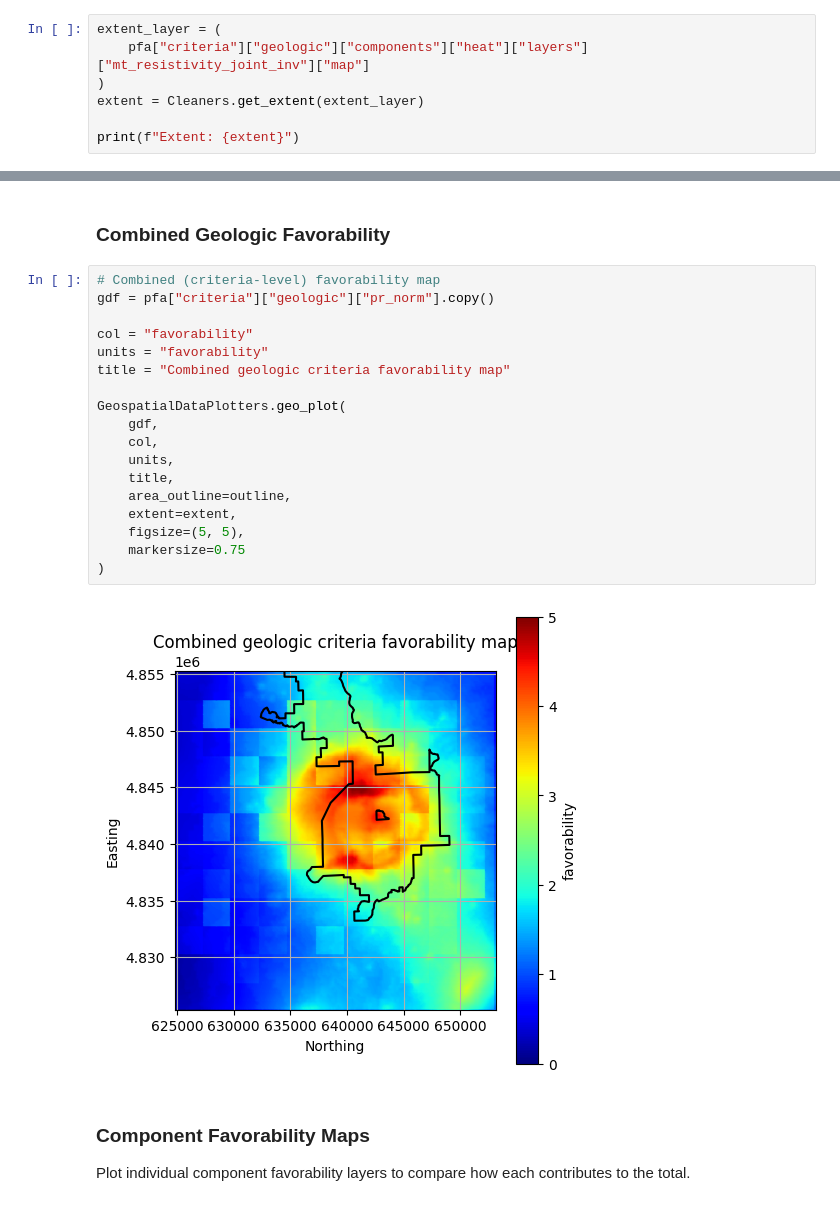
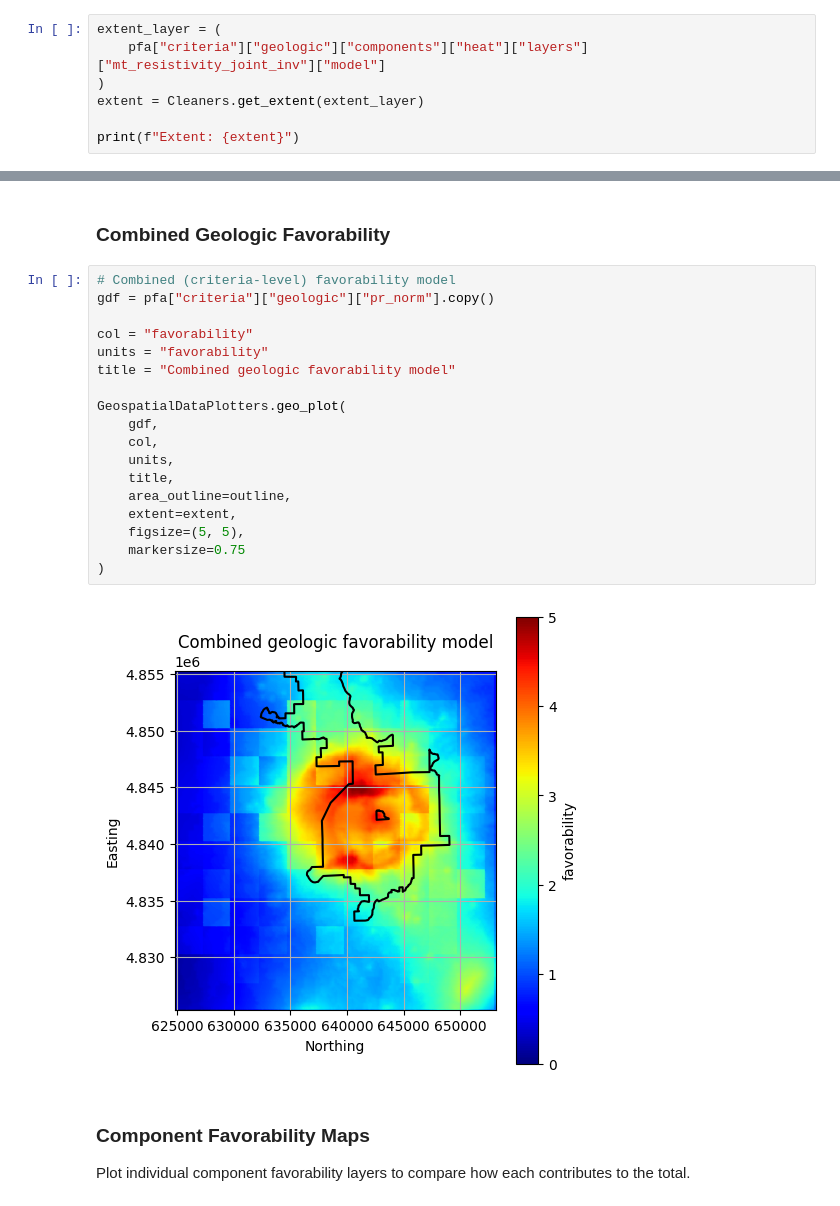
Before and after one commit to NREL/geoPFA, a Jupyter notebook: examples/Newberry/2D/notebooks/2-pfa_superhot_newberry_geopfa.ipynb, the cells around one changed output, grey strips where cells are left out. Saved outputs shown, nothing was run; the diff lists cells and outputs as text.

```diff
--- a/examples/Newberry/2D/notebooks/2-pfa_superhot_newberry_geopfa.ipynb
+++ b/examples/Newberry/2D/notebooks/2-pfa_superhot_newberry_geopfa.ipynb
@@ -113,7 +104,7 @@ To ensure proper alignment, we’ll re-establish the same 2D extent used during
 This guarantees that layer combination occurs on a consistent grid.
 # %%
 extent_layer = (
-    pfa["criteria"]["geologic"]["components"]["heat"]["layers"]["mt_resistivity_joint_inv"]["map"]
+    pfa["criteria"]["geologic"]["components"]["heat"]["layers"]["mt_resistivity_joint_inv"]["model"]
 )
 extent = Cleaners.get_extent(extent_layer)
 
@@ -165,25 +156,25 @@ to interpret how heat, producibility, and insulation contribute to the overall r
 # %% [markdown]
 ### Combined Geologic Favorability
 # %%
-# Combined (criteria-level) favorability map
+# Combined (criteria-level) favorability model
 gdf = pfa["criteria"]["geologic"]["pr_norm"].copy()
 
 col = "favorability"
 units = "favorability"
-title = "Combined geologic criteria favorability map"
+title = "Combined geologic favorability model"
 
 GeospatialDataPlotters.geo_plot(
     gdf,
     col,
     units,
     title,
     area_outline=outline,
     extent=extent,
     figsize=(5, 5),
     markersize=0.75
 )
 # %% [output]
-[figure, old version]
+[figure, new version]
 # %% [markdown]
 ### Component Favorability Maps
 
```
Also changed, not shown: parts of 8 cells of this notebook, 5 other files.
